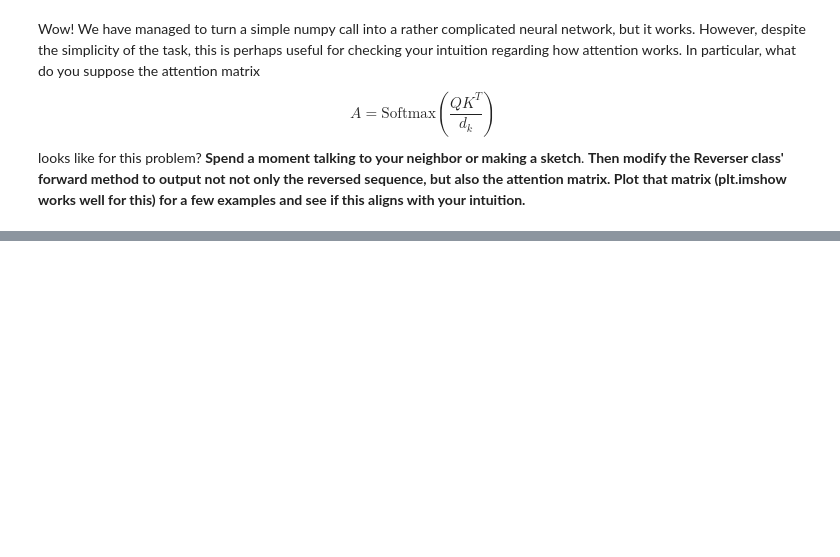
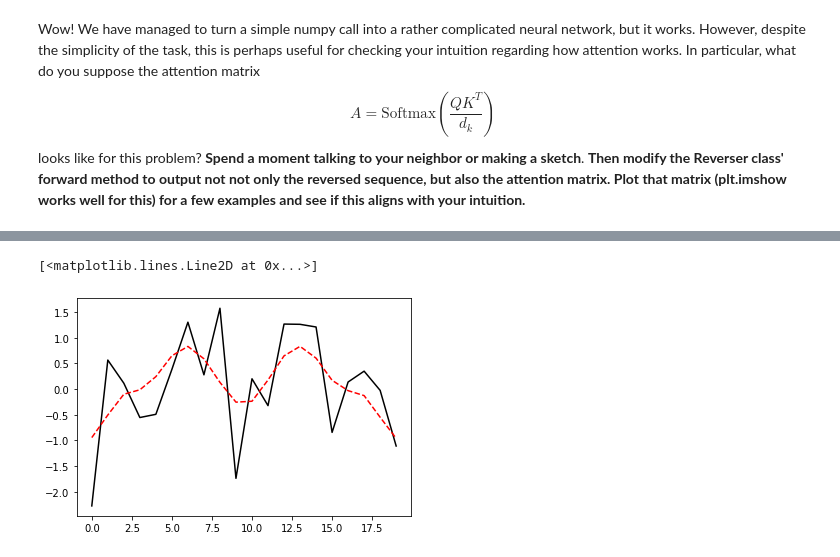
Before and after one commit to UMT-CSCI-591-Deep-Learning-2022/Week_7_Attention, a Jupyter notebook: ReverseNet.ipynb, the cells around one changed output, grey strips where cells are left out. Cells and saved outputs as stored; diff of their text form; code cells hidden in the pictures; blank space fills up the shorter version.

Commit message:
Completed Attention

```diff
--- a/ReverseNet.ipynb
+++ b/ReverseNet.ipynb
@@ -54,11 +60,9 @@ $$
 where $i$ is the sequence index.  The resulting encoding vector is zero at the zero-th position and one at the last.  Note that this choice throws away the objective notion of distance, which one could imagine to be useful for more complicated language modelling tasks where that actual objective distance might be an important indicator of, say, how related two words are.  In our task that distance is not important, and the simple encoding of relative position that the above equation affords works very well.  **Write a function that takes a sequence length $n_{in}$ and produces the positional encoding.  (This should be basically a one-liner)**
 # %%
 def get_positional_encoding(n_in):
-    return /len(n_in)# Implement positional encoding in range [0,1]
+    return torch.linspace(0, 1, n_in)# Implement positional encoding in range [0,1]
 
-Ns = torch.linspace(0, 1, 40)
-Ns
-# get_positional_encoding(Ns)
+get_positional_encoding(40)
 # %% [output]
 tensor([0.0000, 0.0256, 0.0513, 0.0769, 0.1026, 0.1282, 0.1538, 0.1795, 0.2051,
         0.2308, 0.2564, 0.2821, 0.3077, 0.3333, 0.3590, 0.3846, 0.4103, 0.4359,
@@ -157,3 +212,30 @@ $$
 A = \text{Softmax}\left(\frac{Q K^T}{d_k}\right)
 $$
 looks like for this problem?  **Spend a moment talking to your neighbor or making a sketch**.  **Then modify the Reverser class' forward method to output not not only the reversed sequence, but also the attention matrix.  Plot that matrix (plt.imshow works well for this) for a few examples and see if this aligns with your intuition.**
+# %%
+class ReverserAttn(torch.nn.Module):
+    def __init__(self, d_k, hidden_dims):
+        # This init method should initialize key and query networks
+        super(ReverserAttn, self).__init__()
+        self.key = KeyNet(1, d_k, hidden_dims)
+        self.query = QueryNet(1, d_k, hidden_dims)
+        self.softmax = nn.Softmax(dim=1)
+        self.d_k = d_k
+
+
+    def forward(self,V):
+        # generate positional encodings
+        positional_encodings = get_positional_encoding(V.shape[0])
+#         print(positional_encodings)
+        # compute query and key matrices
+        qMat = self.query(positional_encodings)
+        kMat = self.query(positional_encodings)
+
+        # compute attention matrix
+        attn = self.softmax(qMat@(kMat.T)/self.d_k)
+
+        # produce output sequence
+        outSeq = attn@V
+        return outSeq, attn
+
+reverserAttn = ReverserAttn(100, 100)
@@ -159,0 +284,8 @@ looks like for this problem?  **Spend a moment talking to your neighbor or makin
+# %%
+v,_ = generator(20)
+v_r, attention = reverserAttn(v)
+plt.plot(v,'k-')
+plt.plot(v_r.detach(),'r--')
+# %% [output]
+[<matplotlib.lines.Line2D at 0x...>]
+[figure, added]
```
Also changed, not shown: parts of 7 cells of this notebook.
